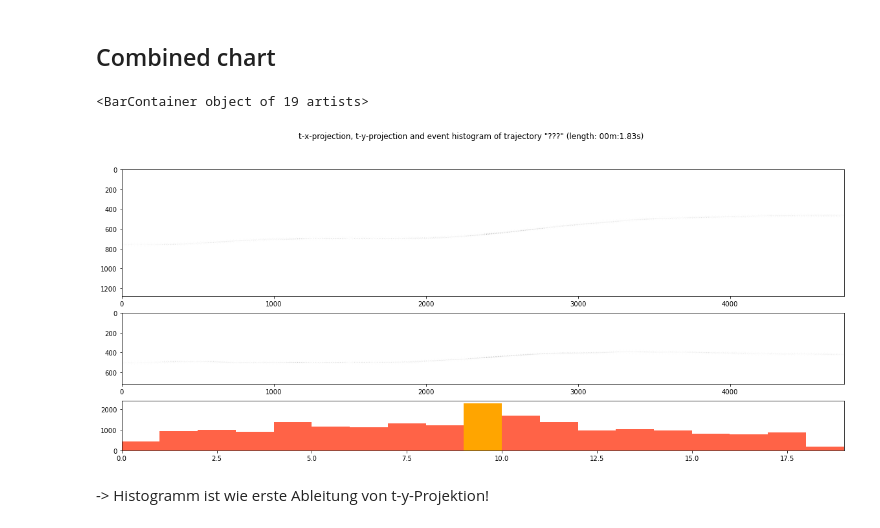
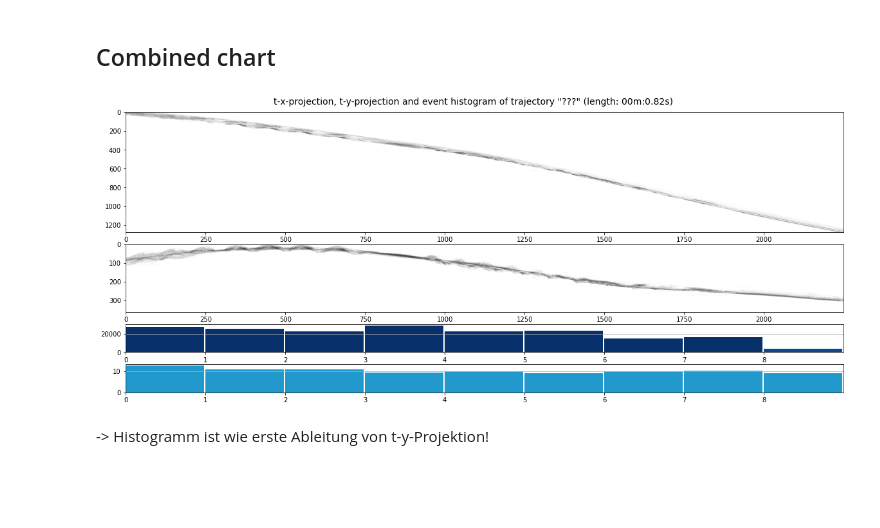
Before and after one commit to boeges/ma_point_cloud_processing, a Jupyter notebook: inspect_trajectories.ipynb, the cells around one changed output. Drawn from its saved outputs; the diff is of its cells as text; code cells hidden in the pictures; blank space fills up the shorter version.

```diff
--- a/inspect_trajectories.ipynb
+++ b/inspect_trajectories.ipynb
@@ -157,15 +320,33 @@ def get_projected_heatmap(df, col1, col2, bins_x, bins_y):
     extent = [xedges[0], xedges[-1], yedges[0], yedges[-1]]
     # heatmap = np.log2(heatmap+1)
     return df_proj, heatmap, extent
+
+def arg_bbox(img):
+    rows = np.any(img, axis=1)
+    cols = np.any(img, axis=0)
+    ymin, ymax = np.nonzero(rows)[0][[0, -1]]
+    xmin, xmax = np.nonzero(cols)[0][[0, -1]]
+    return ymin, ymax+1, xmin, xmax+1
+
+def y_crop_to_used_area(image, padding=0):
+    image_height = image.shape[0]
+    ymin, ymax, xmin, xmax = arg_bbox(image)
+    ymin = max(0, ymin-padding)
+    ymax = min(image_height-1, ymax+padding)
+    return image[ymin:ymax,:]
 # %%
-tx_df, tx_heatmap, tx_extent = get_projected_heatmap(df, "t", "x", number_of_buckets*BINS_PER_T_BUCKET, WIDTH)
+tx_df, tx_heatmap, tx_extent = get_projected_heatmap(df, "t", "x", number_of_fragments*BINS_PER_T_BUCKET, WIDTH)
+tx_heatmap = y_crop_to_used_area(tx_heatmap, 50)
+
 log_tx_heatmap = np.log2(tx_heatmap+1)
 plt.figure(figsize = (20, 10))
 # plt.xlim(left=0, right=number_of_buckets)
 plt.imshow(log_tx_heatmap, extent=tx_extent, origin='upper', cmap="Greys")
 plt.show()
 
-ty_df, ty_heatmap, ty_extent = get_projected_heatmap(df, "t", "y", number_of_buckets*BINS_PER_T_BUCKET, HEIGHT)
+ty_df, ty_heatmap, ty_extent = get_projected_heatmap(df, "t", "y", number_of_fragments*BINS_PER_T_BUCKET, HEIGHT)
+ty_heatmap = y_crop_to_used_area(ty_heatmap, 50)
+
 log_ty_heatmap = np.log2(ty_heatmap+1)
 plt.figure(figsize = (20, 10))
 # plt.xlim(left=0, right=number_of_buckets)
@@ -193,23 +374,30 @@ for x in event_counts_per_bucket:
     else:
         bar_colors.append("tomato")
 # %%
+# Show all x ticks if less than 40 fragments; Else its too much text
+xtick_label = ev_count_per_fragment.index if number_of_fragments <= 40 else None
 
 
-
-fig, axs = plt.subplots(3, gridspec_kw={'height_ratios': [1280,720,500]})
+fig, axs = plt.subplots(4, gridspec_kw={'height_ratios': [1280,720,300,300]})
 fig.set_size_inches(20, 8)
 # fig.set_figwidth(20)
-fig.suptitle(f't-x-projection, t-y-projection and event histogram of trajectory "???" (length: {max_t_str})')
+fig.suptitle(f't-x-projection, t-y-projection and event histogram of trajectory "???" (length: {max_t_str})', size=14, y=0.92)
 
 axs[0].imshow(log_tx_heatmap, origin='upper', cmap="Greys", aspect="auto")
 
 axs[1].imshow(log_ty_heatmap, origin='upper', cmap="Greys", aspect="auto")
 
-axs[2].set_xlim(left=0, right=number_of_buckets)
-axs[2].bar(list(range(number_of_buckets)), event_counts_per_bucket, width=1.0, align="edge", color=bar_colors)
+axs[2].set_xlim(left=0, right=number_of_fragments)
+axs[2].bar(x=list(range(number_of_fragments)), height=ev_count_per_fragment, color=ec_colors, width=0.98, align="edge", tick_label=xtick_label)
+axs[2].grid(axis="y")
+# axs[2].set_xlim(left=0, right=number_of_buckets)
+
+axs[3].set_xlim(left=0, right=number_of_fragments)
+# axs[2].bar(list(range(number_of_buckets)), event_counts_per_bucket, width=1.0, align="edge", color=bar_colors)
+axs[3].bar(x=df1.index, height=df1["std"], color="#2299cc", width=0.98, align="edge", tick_label=xtick_label)
+axs[3].grid(axis="y")
 # %% [output]
-<BarContainer object of 19 artists>
-[figure, old version]
+[figure, new version]
 # %% [markdown]
 -> Histogramm ist wie erste Ableitung von t-y-Projektion!
 # %% [markdown]
```
Also changed, not shown: parts of 13 cells of this notebook, 3 other files.
